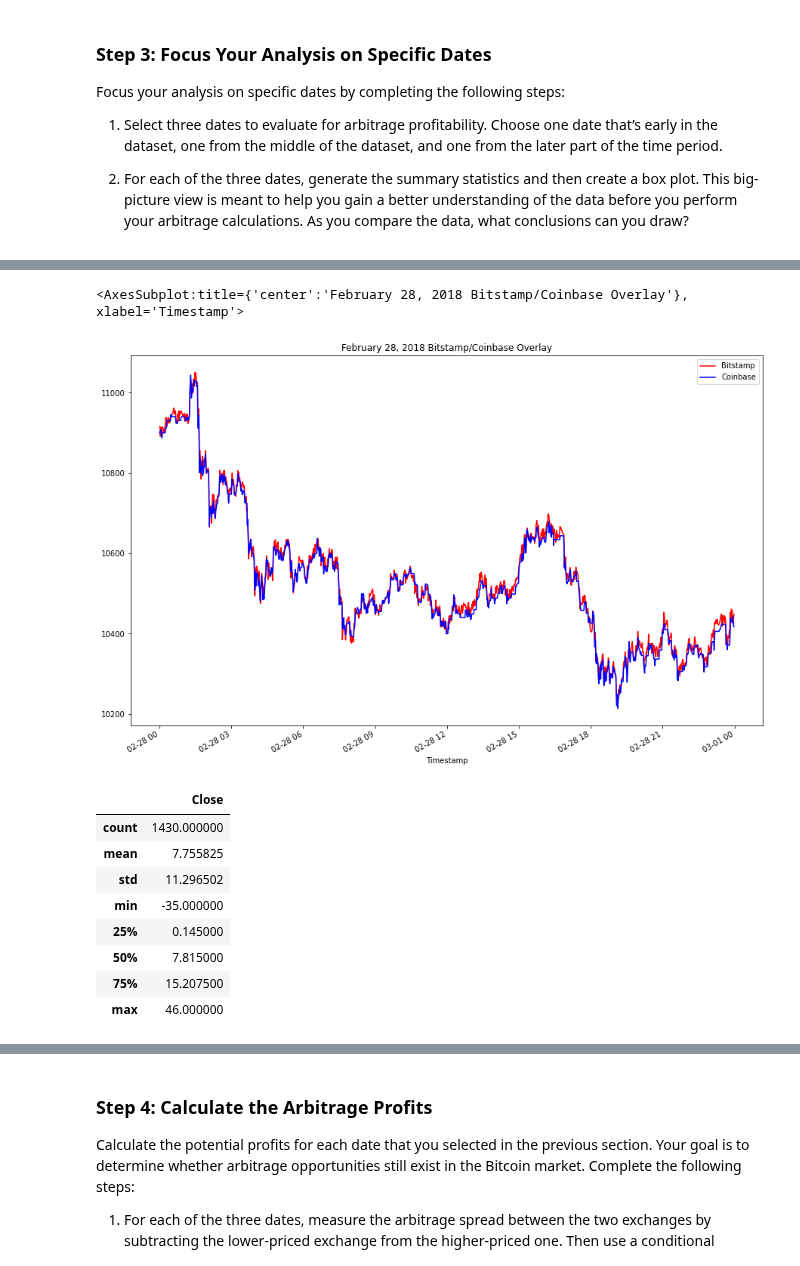
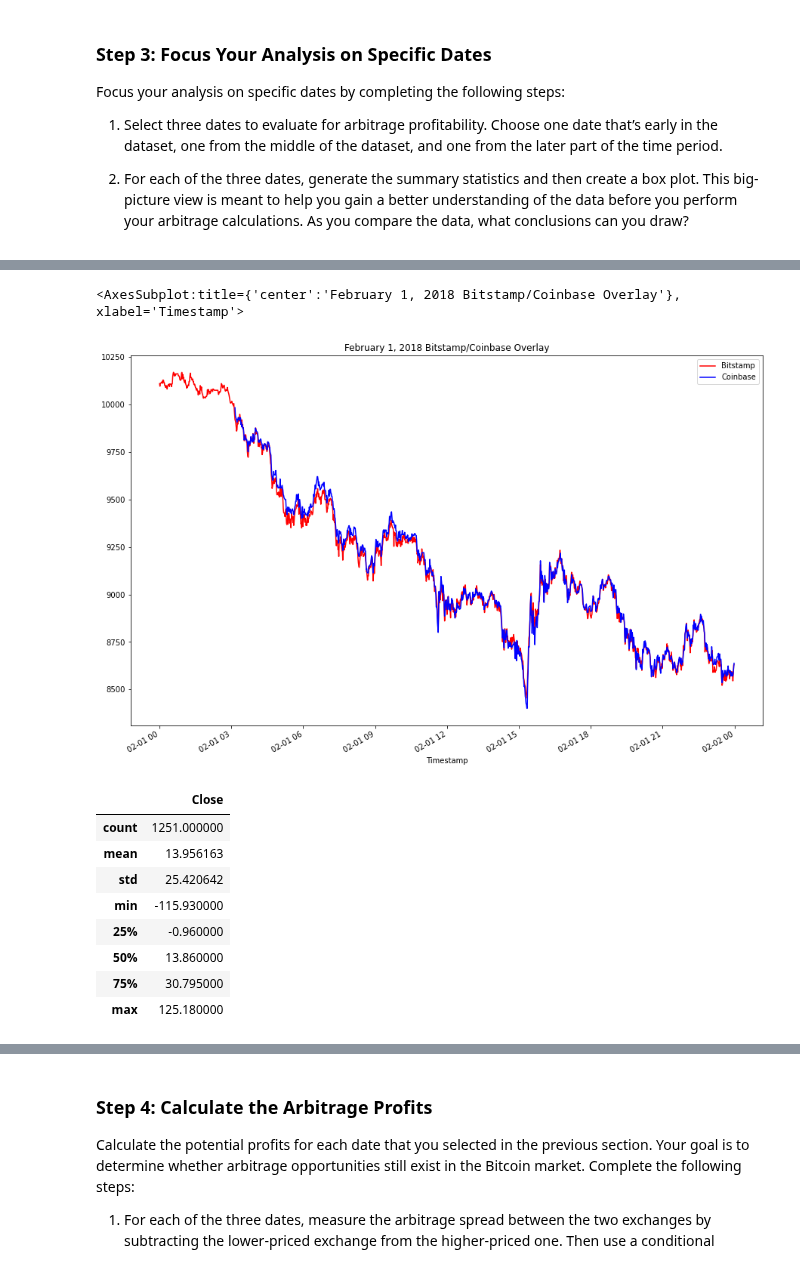
Before and after one commit to DigitalGoldRush/Module_3_Challenge, a Jupyter notebook: Module 3 Challenge/Starter_Code/crypto_arbitrage.ipynb, the cells around one changed output, grey strips where cells are left out. Cells and saved outputs as stored; diff of their text form; code cells hidden in the pictures.

```diff
--- a/Module 3 Challenge/Starter_Code/crypto_arbitrage.ipynb
+++ b/Module 3 Challenge/Starter_Code/crypto_arbitrage.ipynb
@@ -386,30 +386,30 @@ arbitrage_spread_early.plot(kind="box")
 # %%
 # Create an overlay plot that visualizes the two dataframes over a period of one day from the middle of the dataset.
 # Be sure that the plots include the parameters `legend`, `figsize`, `title`, `color` and `label`
-bitstamp_sliced['Close'].loc['2018-02-28'].plot(
-    legend=True, figsize=(15, 10), title="February 28, 2018 Bitstamp/Coinbase Overlay", color="red", label="Bitstamp")
-coinbase_sliced['Close'].loc['2018-02-28'].plot(
+bitstamp_sliced['Close'].loc['2018-02-01'].plot(
+    legend=True, figsize=(15, 10), title="February 1, 2018 Bitstamp/Coinbase Overlay", color="red", label="Bitstamp")
+coinbase_sliced['Close'].loc['2018-02-01'].plot(
     legend=True, figsize=(15, 10), color="blue", label="Coinbase")
 # %% [output]
-<AxesSubplot:title={'center':'February 28, 2018 Bitstamp/Coinbase Overlay'}, xlabel='Timestamp'>
+<AxesSubplot:title={'center':'February 1, 2018 Bitstamp/Coinbase Overlay'}, xlabel='Timestamp'>
-[figure, old version]
+[figure, new version]
 # %%
 # Using the date in the middle that you have selected, calculate the arbitrage spread
 # by subtracting the bitstamp lower closing prices from the coinbase higher closing prices
-arbitrage_spread_middle = bitstamp_sliced.loc["2018-02-28"]-coinbase_sliced.loc["2018-02-28"]
+arbitrage_spread_middle = coinbase_sliced.loc["2018-02-01"] - bitstamp_sliced.loc["2018-02-01"]
 
 # Generate summary statistics
 arbitrage_spread_middle.describe()
 # %% [output]
 |  | Close |
-| count | 1430.000000 |
-| mean | 7.755825 |
-| std | 11.296502 |
-| min | -35.000000 |
-| 25% | 0.145000 |
-| 50% | 7.815000 |
-| 75% | 15.207500 |
-| max | 46.000000 |
+| count | 1251.000000 |
+| mean | 13.956163 |
+| std | 25.420642 |
+| min | -115.930000 |
+| 25% | -0.960000 |
+| 50% | 13.860000 |
+| 75% | 30.795000 |
+| max | 125.180000 |
 # %%
 # Visualize the arbitrage spread from the middle of the dataset in a box plot
 arbitrage_spread_middle.plot(kind="box")
```
Also changed, not shown: parts of 14 cells of this notebook.
